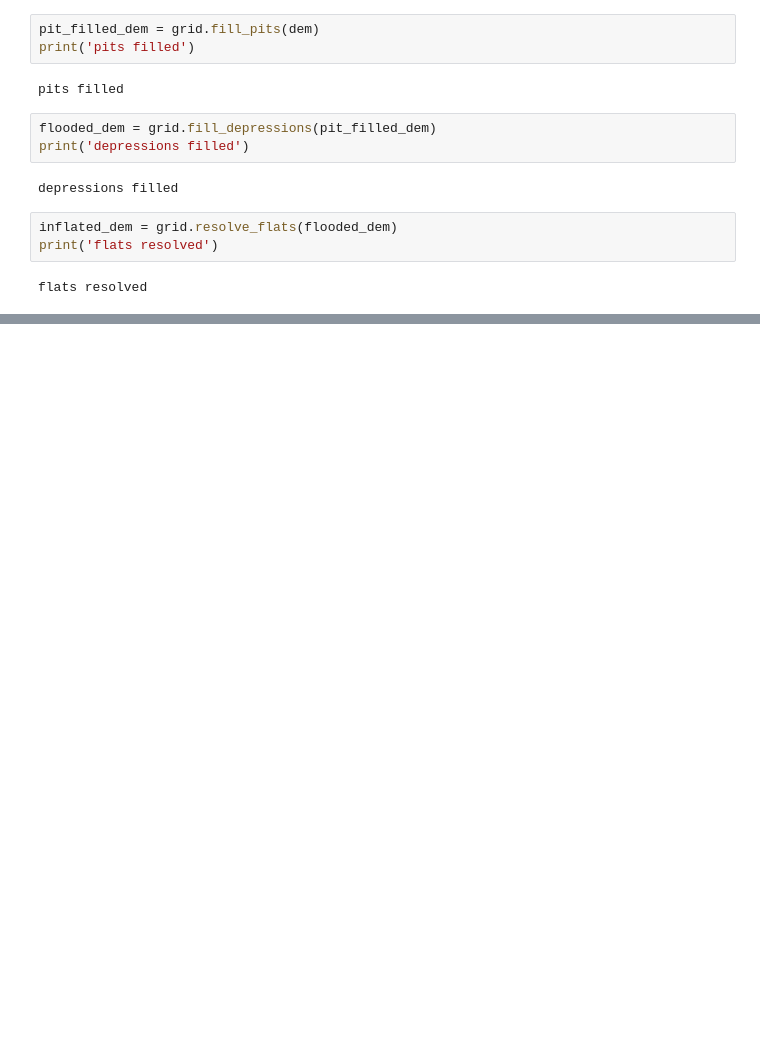
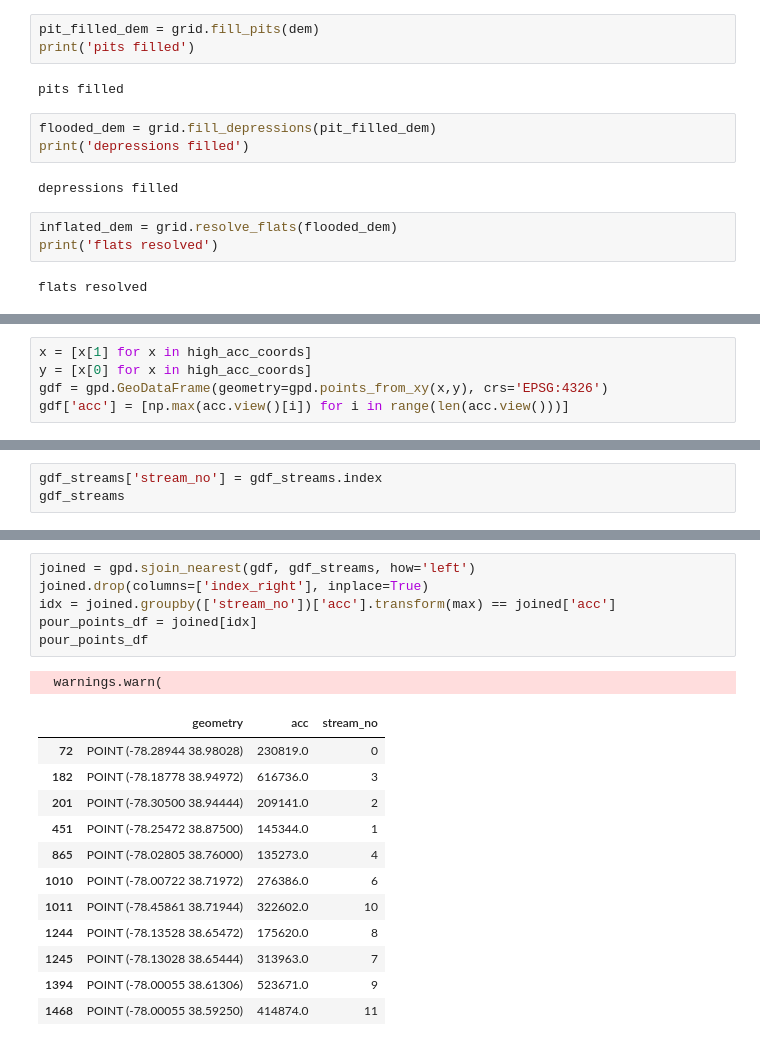
Before and after one commit to ntlewis1251/Nick-Lewis-Research, a Jupyter notebook: working_files/get_basins.ipynb, the cells around one changed output, grey strips where cells are left out. Saved outputs shown, nothing was run; the diff lists cells and outputs as text; blank space fills up the shorter version.

```diff
--- a/working_files/get_basins.ipynb
+++ b/working_files/get_basins.ipynb
@@ -78,0 +66,5 @@ print(acc.view())
+# %%
+x = [x[1] for x in high_acc_coords]
+y = [x[0] for x in high_acc_coords]
+gdf = gpd.GeoDataFrame(geometry=gpd.points_from_xy(x,y), crs='EPSG:4326')
+gdf['acc'] = [np.max(acc.view()[i]) for i in range(len(acc.view()))]
@@ -78,0 +102,3 @@ print(acc.view())
+# %%
+gdf_streams['stream_no'] = gdf_streams.index
+gdf_streams
@@ -78,0 +119,20 @@ print(acc.view())
+# %%
+joined = gpd.sjoin_nearest(gdf, gdf_streams, how='left')
+joined.drop(columns=['index_right'], inplace=True)
+idx = joined.groupby(['stream_no'])['acc'].transform(max) == joined['acc']
+pour_points_df = joined[idx]
+pour_points_df
+# %% [output]
+  warnings.warn(
+|  | geometry | acc | stream_no |
+| 72 | POINT (-78.28944 38.98028) | 230819.0 | 0 |
+| 182 | POINT (-78.18778 38.94972) | 616736.0 | 3 |
+| 201 | POINT (-78.30500 38.94444) | 209141.0 | 2 |
+| 451 | POINT (-78.25472 38.87500) | 145344.0 | 1 |
+| 865 | POINT (-78.02805 38.76000) | 135273.0 | 4 |
+| 1010 | POINT (-78.00722 38.71972) | 276386.0 | 6 |
+| 1011 | POINT (-78.45861 38.71944) | 322602.0 | 10 |
+| 1244 | POINT (-78.13528 38.65472) | 175620.0 | 8 |
+| 1245 | POINT (-78.13028 38.65444) | 313963.0 | 7 |
+| 1394 | POINT (-78.00055 38.61306) | 523671.0 | 9 |
+| 1468 | POINT (-78.00055 38.59250) | 414874.0 | 11 |
```
Also changed, not shown: parts of 12 cells of this notebook, 1 other file.
